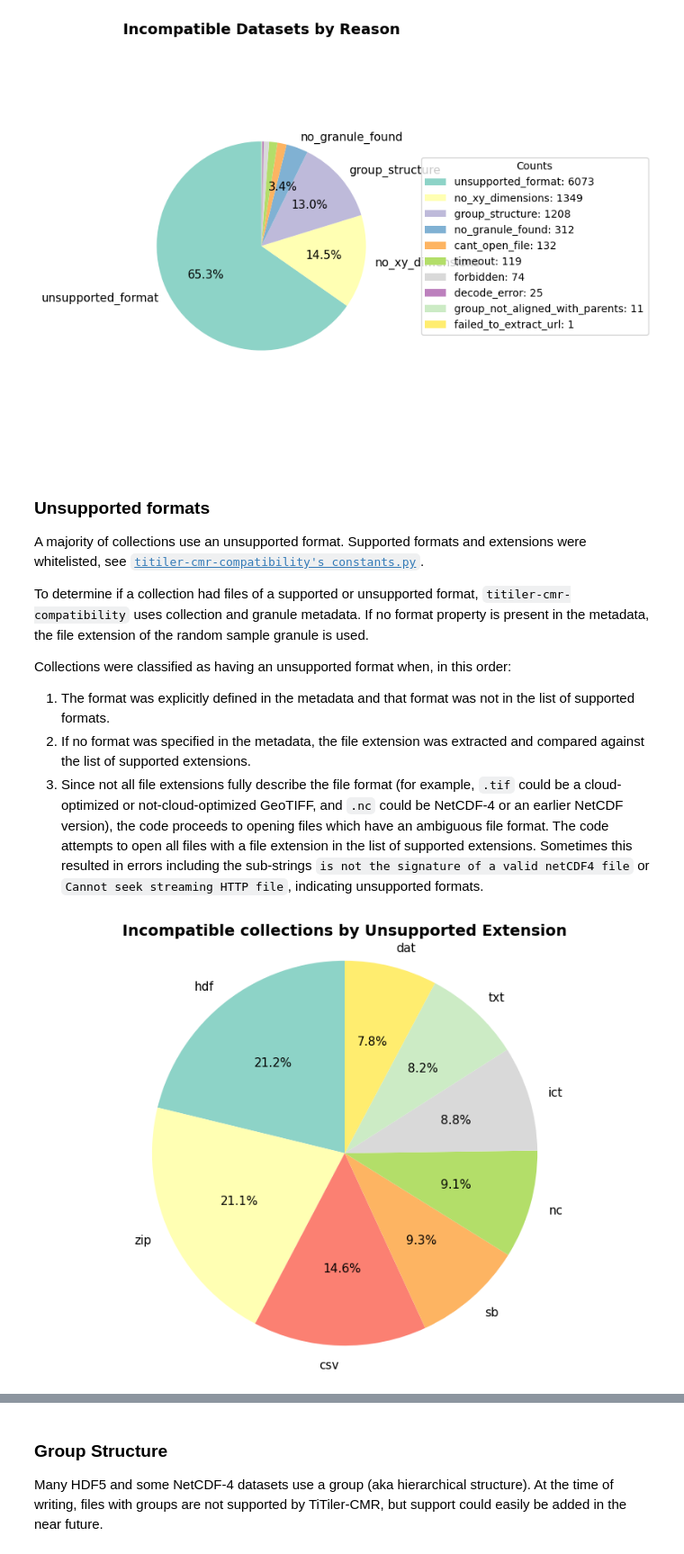
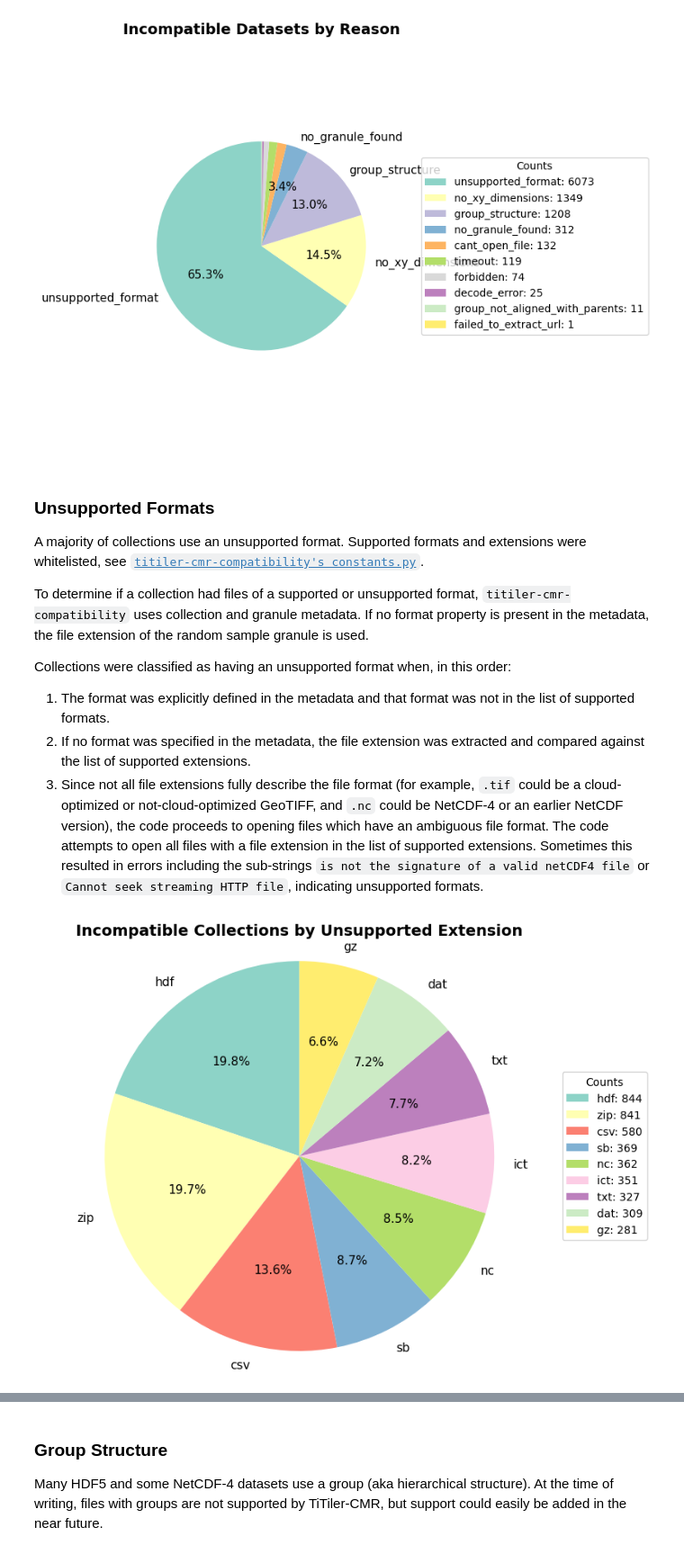
Before and after one commit to developmentseed/titiler-cmr, a Jupyter notebook: docs/compatibility/index.ipynb, the cells around one changed output, grey strips where cells are left out. Shown: that part at 90% size. Saved outputs shown, nothing was run; the diff lists cells and outputs as text; code cells hidden in the pictures.

```diff
--- a/docs/compatibility/index.ipynb
+++ b/docs/compatibility/index.ipynb
@@ -128,7 +128,7 @@ plotting.create_pie_chart(
 # %% [output]
 [figure]
 # %% [markdown]
-### Unsupported formats
+### Unsupported Formats
 
 A majority of collections use an unsupported format. Supported formats and extensions were whitelisted, see [`titiler-cmr-compatibility's constants.py`](https://github.com/developmentseed/titiler-cmr-compatibility/blob/main/titiler_cmr_compatibility/constants.py).
 
@@ -142,14 +142,15 @@ Collections were classified as having an unsupported format when, in this order:
 # %%
 unsupported_format_subset_df = df[df["incompatible_reason"] == "unsupported_format"]
 unsupported_extension_counts = unsupported_format_subset_df.extension.value_counts(
     dropna=False
-)[0:8]
+)[0:9]
 unsupported_extension_count_names = unsupported_extension_counts.index
 plotting.create_pie_chart(
     unsupported_extension_count_names,
     unsupported_extension_counts,
-    "Incompatible collections by Unsupported Extension",
+    "Incompatible Collections by Unsupported Extension",
+    True,
 )
 # %% [output]
-[figure, old version]
+[figure, new version]
 # %% [markdown]
```
Also changed, not shown: parts of 5 cells of this notebook.
